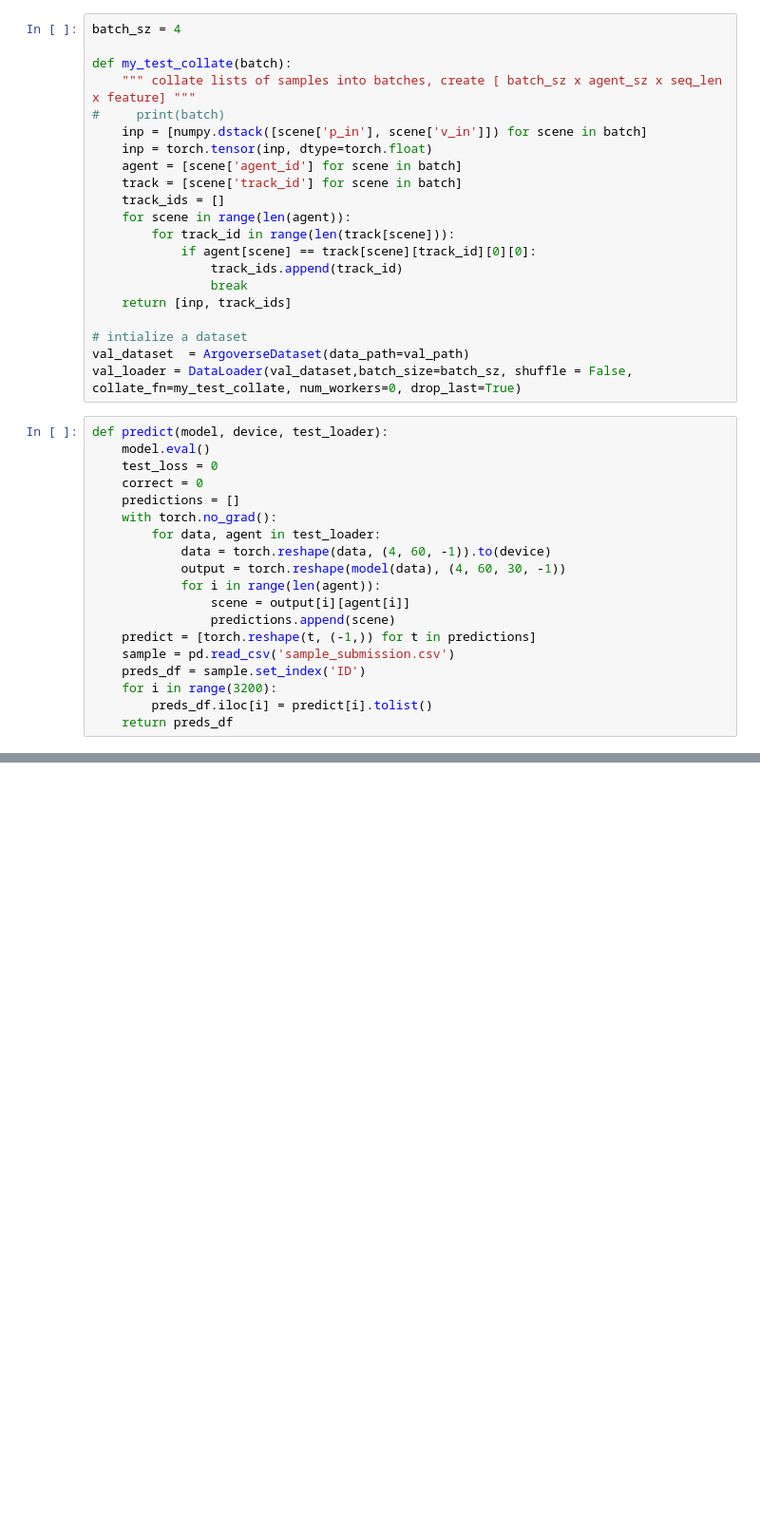
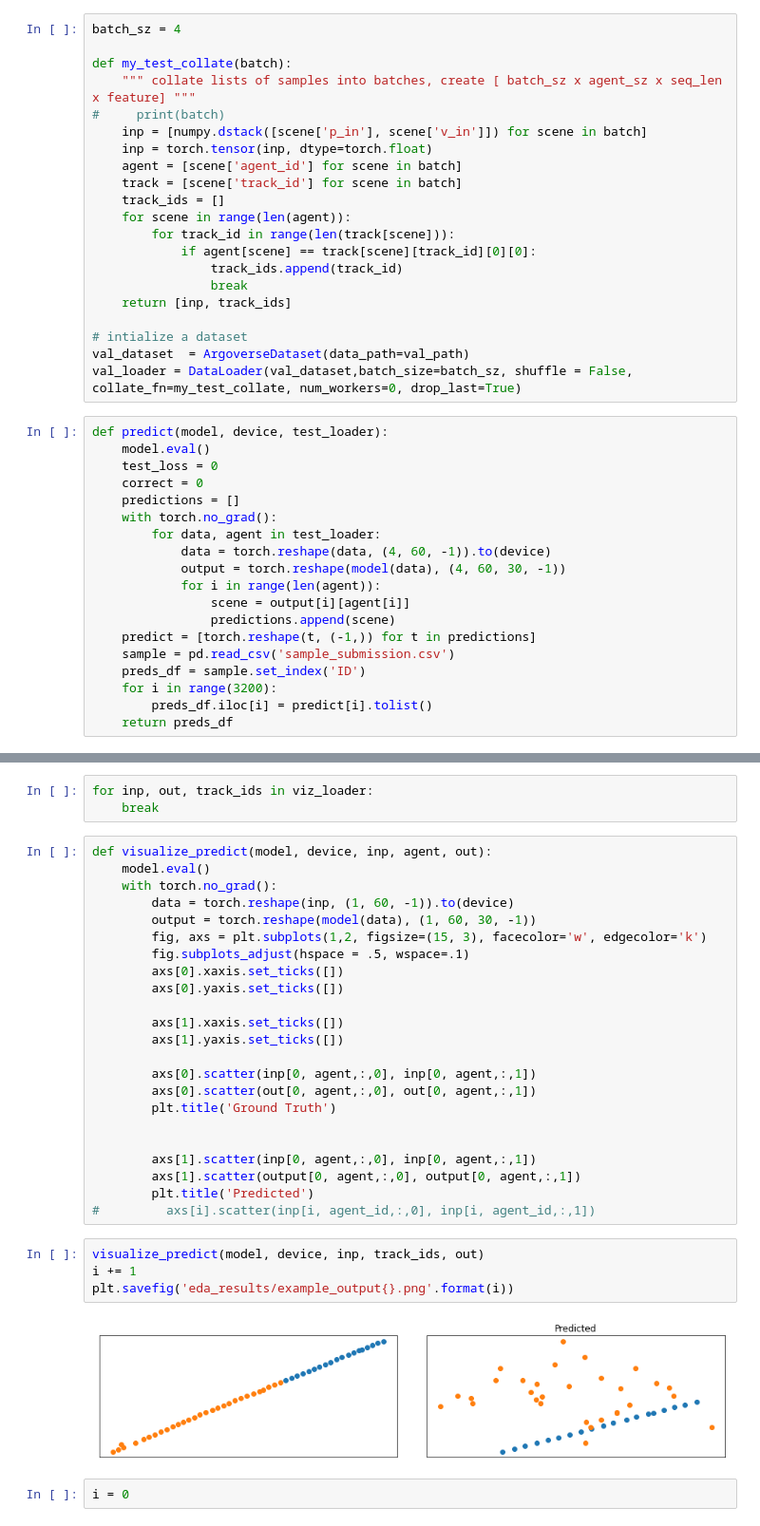
Before and after one commit to nicole9925/CSE151B-Kaggle-Competition, a Jupyter notebook: linear.ipynb, the cells around one changed output, grey strips where cells are left out. Shown at 95% size. Drawn from its saved outputs; the diff is of its cells as text; blank space fills up the shorter version.

```diff
--- a/linear.ipynb
+++ b/linear.ipynb
@@ -221,0 +273,34 @@ preds.head()
+# %%
+for inp, out, track_ids in viz_loader:
+    break
+# %%
+def visualize_predict(model, device, inp, agent, out):
+    model.eval()
+    with torch.no_grad():
+        data = torch.reshape(inp, (1, 60, -1)).to(device)
+        output = torch.reshape(model(data), (1, 60, 30, -1))
+        fig, axs = plt.subplots(1,2, figsize=(15, 3), facecolor='w', edgecolor='k')
+        fig.subplots_adjust(hspace = .5, wspace=.1)
+        axs[0].xaxis.set_ticks([])
+        axs[0].yaxis.set_ticks([])
+
+        axs[1].xaxis.set_ticks([])
+        axs[1].yaxis.set_ticks([])
+
+        axs[0].scatter(inp[0, agent,:,0], inp[0, agent,:,1])
+        axs[0].scatter(out[0, agent,:,0], out[0, agent,:,1])
+        plt.title('Ground Truth')
+
+
+        axs[1].scatter(inp[0, agent,:,0], inp[0, agent,:,1])
+        axs[1].scatter(output[0, agent,:,0], output[0, agent,:,1])
+        plt.title('Predicted')
+#         axs[i].scatter(inp[i, agent_id,:,0], inp[i, agent_id,:,1])
+# %%
+visualize_predict(model, device, inp, track_ids, out)
+i += 1
+plt.savefig('eda_results/example_output{}.png'.format(i))
+# %% [output]
+[figure, added]
+# %%
+i = 0
```
Also changed, not shown: parts of 14 cells of this notebook, 9 other files.
